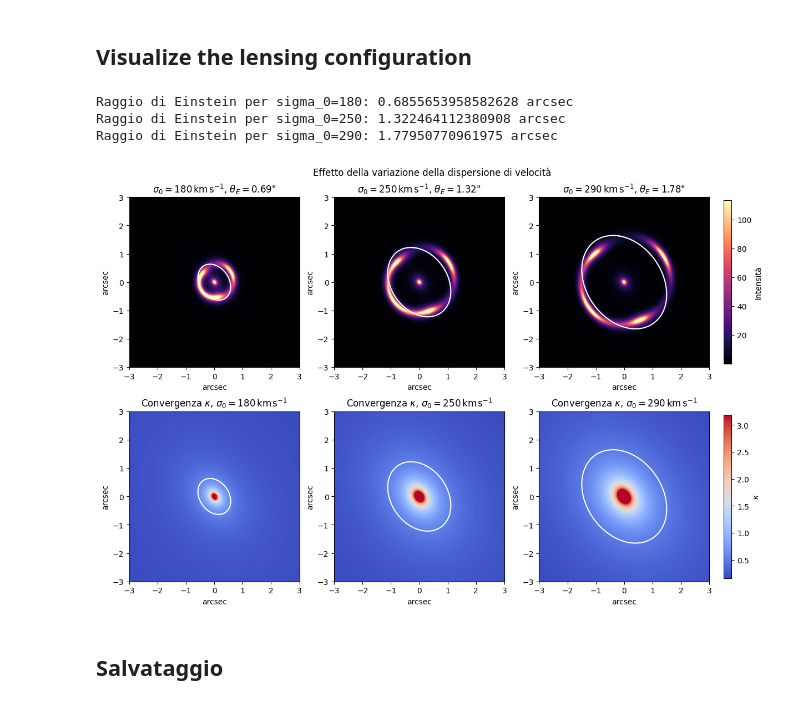
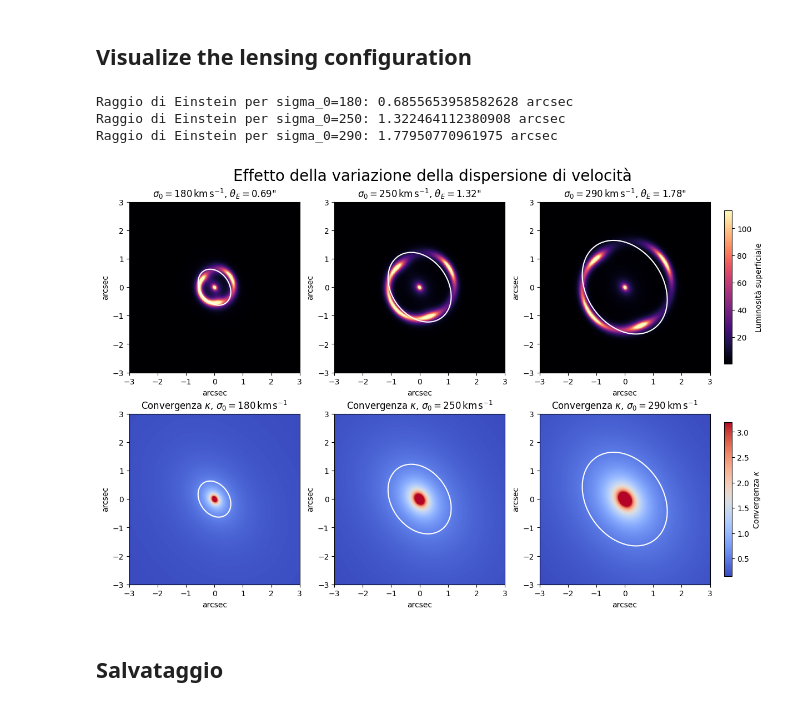
Before and after one commit to Nsab04/bachelor-thesis, a Jupyter notebook: lensing_simulation.ipynb, the cells around one changed output. Cells and saved outputs as stored; diff of their text form; code cells hidden in the pictures.

```diff
--- a/lensing_simulation.ipynb
+++ b/lensing_simulation.ipynb
@@ -104,7 +104,7 @@ for i, sigma0 in enumerate(sigma0_values):
 ## Visualize the lensing configuration
 # %%
 fig1, ax1 = plt.subplots(2, 3, figsize=(12, 8), constrained_layout=True)
-fig1.suptitle("Effetto della variazione della dispersione di velocità")
+fig1.suptitle("Effetto della variazione della dispersione di velocità", fontsize=20)
 
 vmax_image = max(
 np.percentile(img[np.isfinite(img)], 99.5)
@@ -130,36 +130,36 @@ for i, sigma0 in enumerate(sigma0_values):
     rf'$\theta_E={einstein_radii[i]:.2f}$"')
     ax1[1,i].set_title(
     rf'Convergenza $\kappa$, $\sigma_0={sigma0}\,\mathrm{{km\,s^{{-1}}}}$')
     print(f"Raggio di Einstein per sigma_0={sigma0}: {einstein_radii[i]} arcsec")
 
 for i in range(len(sigma0_values)):
     for xcrit, ycrit in critical_lines_all[i]:
         ax1[0,i].plot(xcrit, ycrit, color="white")
         ax1[1,i].plot(xcrit, ycrit, color="white")
 
 for ax in ax1.flat:
     ax.set_aspect("equal")
 
 cbar0 = fig1.colorbar(
     im0,
     ax=ax1[0, :],
     shrink=0.85,
     pad=0.02
 )
-cbar0.set_label("Intensità")
+cbar0.set_label("Luminosità superficiale")
 
 cbar1 = fig1.colorbar(
     im1,
     ax=ax1[1, :],
     shrink=0.85,
     pad=0.02
 )
-cbar1.set_label(r"$\kappa$")
+cbar1.set_label(r"Convergenza $\kappa$")
 # %% [output]
 Raggio di Einstein per sigma_0=180: 0.6855653958582628 arcsec
 Raggio di Einstein per sigma_0=250: 1.322464112380908 arcsec
 Raggio di Einstein per sigma_0=290: 1.77950770961975 arcsec
-[figure, old version]
+[figure, new version]
 # %% [markdown]
 ## Salvataggio
 # %%
```
Also changed, not shown: parts of 3 cells of this notebook, 5 other files.
